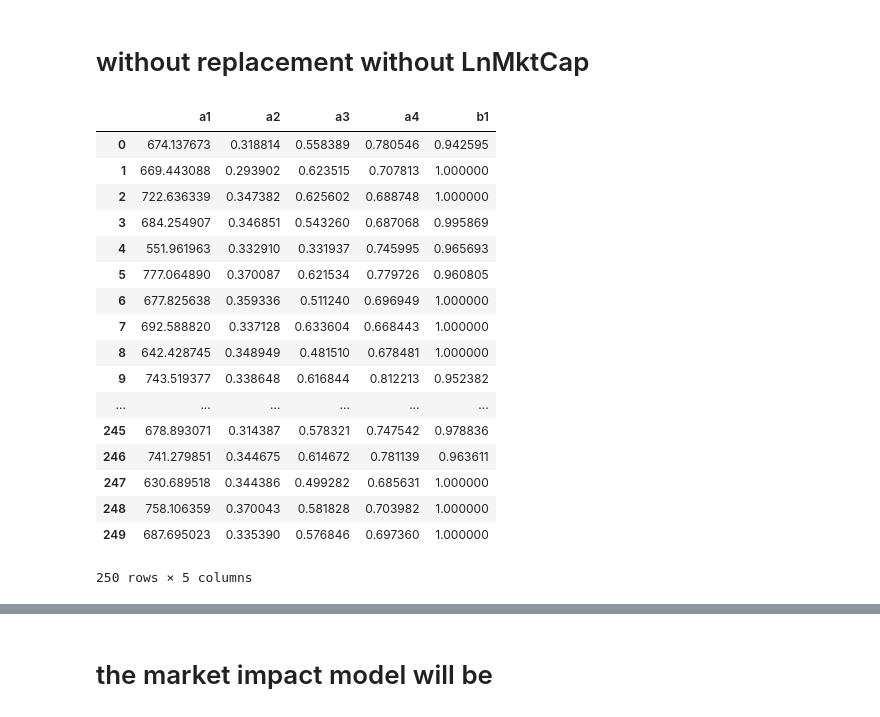
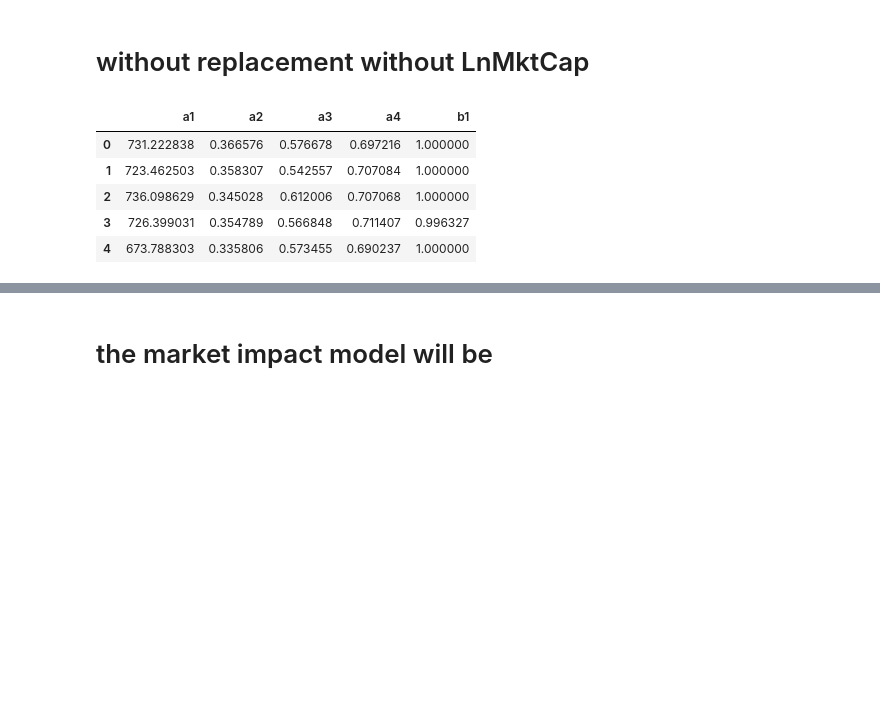
Before and after one commit to bjd1111/Finance, a Jupyter notebook: algo trading/problem2.ipynb, the cells around one changed output, grey strips where cells are left out. Cells and saved outputs as stored; diff of their text form; code cells hidden in the pictures; blank space fills up the shorter version.

```diff
--- a/algo trading/problem2.ipynb
+++ b/algo trading/problem2.ipynb
@@ -303,30 +262,18 @@ summary
 # %%
 df2 = pd.DataFrame(columns=['a1','a2','a3','a4','b1'])
 for i in xrange(250):
     MI_s = MI.sample(n=250,replace =False)
     result = pd.DataFrame(np.reshape(solve(MI_s),(1,5)),columns=['a1','a2','a3','a4','b1'])
     df2 = df2.append(result)
 df2 = df2.reset_index(drop=True)
-df2
+df2.head()
 # %% [output]
 |  | a1 | a2 | a3 | a4 | b1 |
-| 0 | 674.137673 | 0.318814 | 0.558389 | 0.780546 | 0.942595 |
-| 1 | 669.443088 | 0.293902 | 0.623515 | 0.707813 | 1.000000 |
-| 2 | 722.636339 | 0.347382 | 0.625602 | 0.688748 | 1.000000 |
-| 3 | 684.254907 | 0.346851 | 0.543260 | 0.687068 | 0.995869 |
-| 4 | 551.961963 | 0.332910 | 0.331937 | 0.745995 | 0.965693 |
-| 5 | 777.064890 | 0.370087 | 0.621534 | 0.779726 | 0.960805 |
-| 6 | 677.825638 | 0.359336 | 0.511240 | 0.696949 | 1.000000 |
-| 7 | 692.588820 | 0.337128 | 0.633604 | 0.668443 | 1.000000 |
-| 8 | 642.428745 | 0.348949 | 0.481510 | 0.678481 | 1.000000 |
-| 9 | 743.519377 | 0.338648 | 0.616844 | 0.812213 | 0.952382 |
-| ... | ... | ... | ... | ... | ... |
-| 245 | 678.893071 | 0.314387 | 0.578321 | 0.747542 | 0.978836 |
-| 246 | 741.279851 | 0.344675 | 0.614672 | 0.781139 | 0.963611 |
-| 247 | 630.689518 | 0.344386 | 0.499282 | 0.685631 | 1.000000 |
-| 248 | 758.106359 | 0.370043 | 0.581828 | 0.703982 | 1.000000 |
-| 249 | 687.695023 | 0.335390 | 0.576846 | 0.697360 | 1.000000 |
+| 0 | 731.222838 | 0.366576 | 0.576678 | 0.697216 | 1.000000 |
+| 1 | 723.462503 | 0.358307 | 0.542557 | 0.707084 | 1.000000 |
+| 2 | 736.098629 | 0.345028 | 0.612006 | 0.707068 | 1.000000 |
+| 3 | 726.399031 | 0.354789 | 0.566848 | 0.711407 | 0.996327 |
+| 4 | 673.788303 | 0.335806 | 0.573455 | 0.690237 | 1.000000 |
-250 rows × 5 columns
 # %%
 summary2 = df2.describe()
 se =  summary2.ix['std'].values/summary2.ix['count'].values
```
Also changed, not shown: parts of 15 cells of this notebook.
